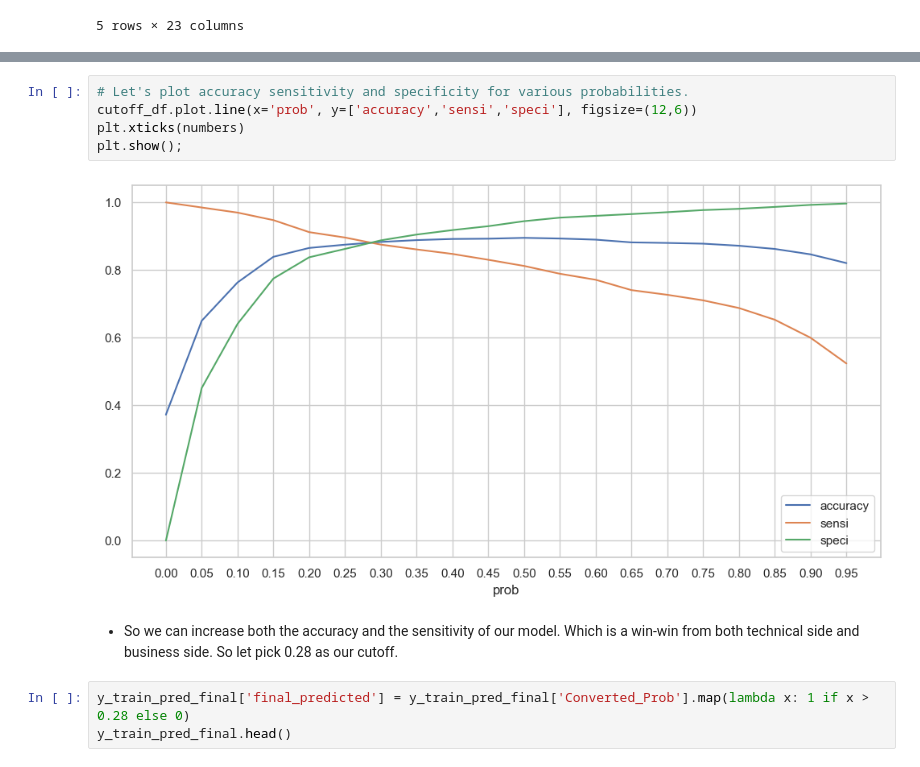
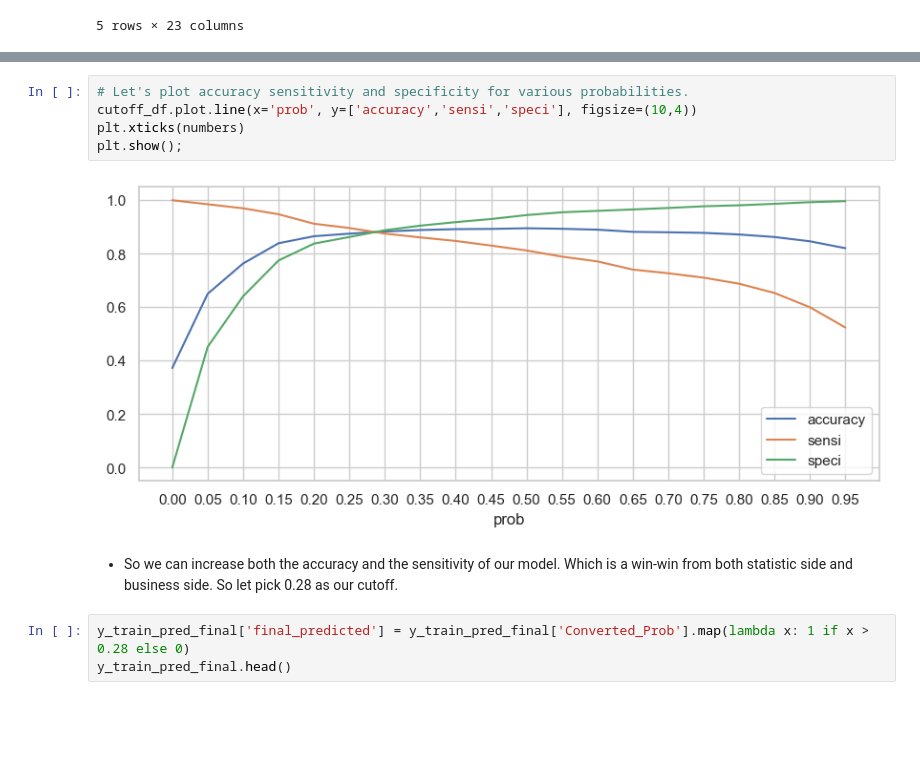
Before and after one commit to lido010209/machine-learning, a Jupyter notebook: Lead Scoring Analysis/1-data_processing.iPynb, the cells around one changed output, grey strips where cells are left out. Cells and saved outputs as stored; diff of their text form; blank space fills up the shorter version.

```diff
--- a/Lead Scoring Analysis/1-data_processing.iPynb
+++ b/Lead Scoring Analysis/1-data_processing.iPynb
@@ -1305,13 +1299,13 @@ print(cutoff_df)
 0.95  0.95  0.820543  0.523767  0.996574
 # %%
 # Let's plot accuracy sensitivity and specificity for various probabilities.
-cutoff_df.plot.line(x='prob', y=['accuracy','sensi','speci'], figsize=(12,6))
+cutoff_df.plot.line(x='prob', y=['accuracy','sensi','speci'], figsize=(10,4))
 plt.xticks(numbers)
 plt.show();
 # %% [output]
-[figure, old version]
+[figure, new version]
 # %% [markdown]
-- So we can increase both the accuracy and the sensitivity of our model. Which is a win-win from both technical side and business side. So let pick 0.28 as our cutoff.
+- So we can increase both the accuracy and the sensitivity of our model. Which is a win-win from both statistic side and business side. So let pick 0.28 as our cutoff.
 # %%
 y_train_pred_final['final_predicted'] = y_train_pred_final['Converted_Prob'].map(lambda x: 1 if x > 0.28 else 0)
 y_train_pred_final.head()
```
Also changed, not shown: parts of 33 cells of this notebook.
